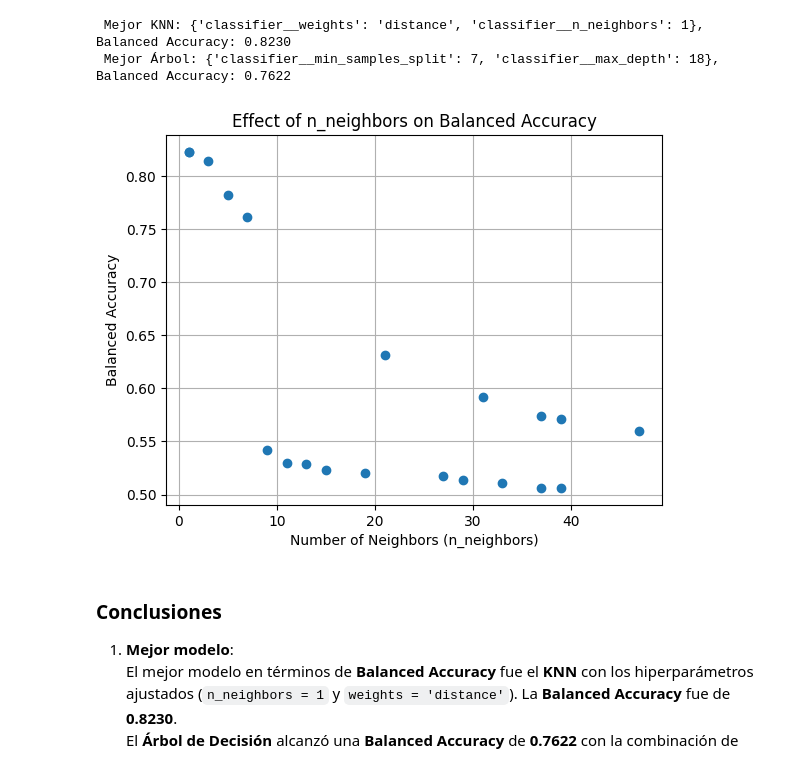
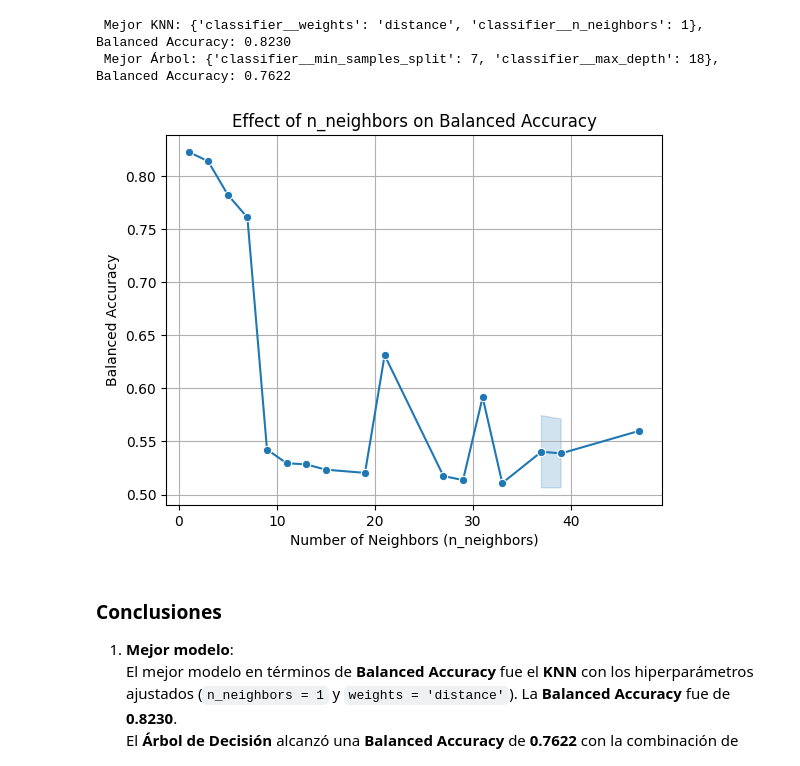
Before and after one commit to mariarobledano/Grupo29_Practica1, a Jupyter notebook: notebooks/EDA.ipynb, the cells around one changed output. Saved outputs shown, nothing was run; the diff lists cells and outputs as text; code cells hidden in the pictures.

Commit message:
resultados y modelo final

```diff
--- a/notebooks/EDA.ipynb
+++ b/notebooks/EDA.ipynb
@@ -667,16 +667,18 @@ print(f" Mejor Árbol: {search_tree.best_params_},  Balanced Accuracy: {search_t
  Mejor KNN: {'classifier__weights': 'distance', 'classifier__n_neighbors': 1}, Balanced Accuracy: 0.8230
  Mejor Árbol: {'classifier__min_samples_split': 7, 'classifier__max_depth': 18},  Balanced Accuracy: 0.7622
 # %%
-# Plot the effect of n_neighbors on balanced accuracy for KNN
-plt.scatter(search_knn.cv_results_['param_classifier__n_neighbors'],
-            search_knn.cv_results_['mean_test_score'], marker='o')
+sns.lineplot(
+    x=search_knn.cv_results_['param_classifier__n_neighbors'],
+    y=search_knn.cv_results_['mean_test_score'],
+    marker='o'
+)
 plt.xlabel('Number of Neighbors (n_neighbors)')
 plt.ylabel('Balanced Accuracy')
 plt.title('Effect of n_neighbors on Balanced Accuracy')
 plt.grid(True)
 plt.show()
 # %% [output]
-[figure, old version]
+[figure, new version]
 # %% [markdown]
 ### Conclusiones
 
```
Also changed, not shown: parts of 6 cells of this notebook, 1 other file.
